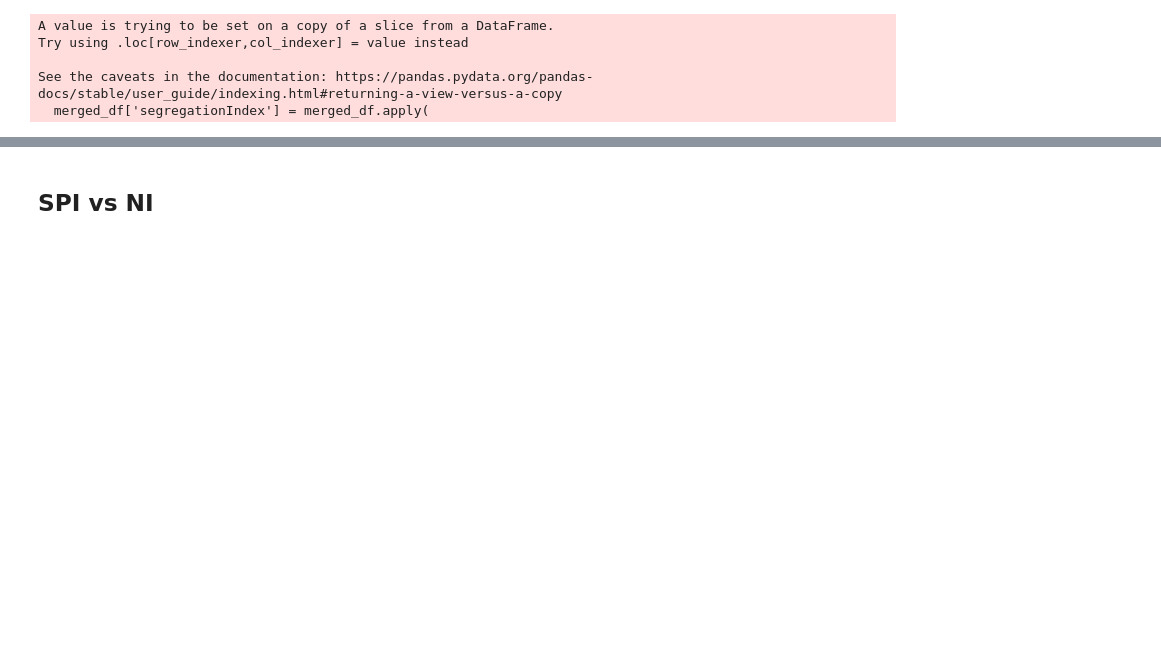
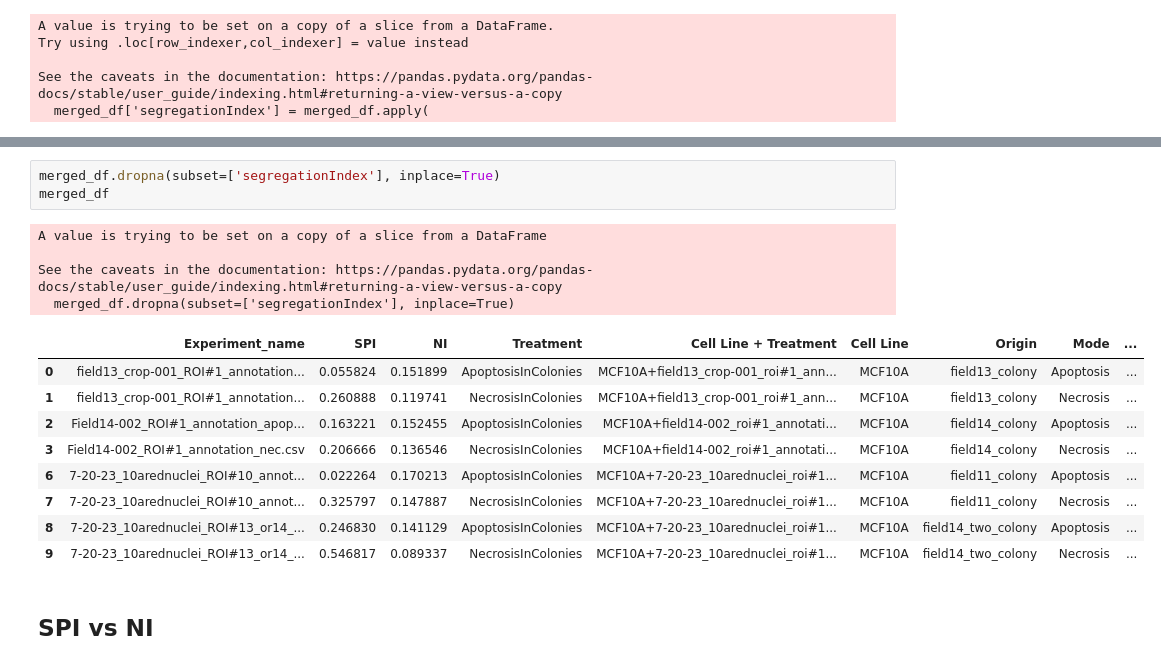
Before and after one commit to esraan/CellDeathSpreading, a Jupyter notebook: notebooks/Exp1.ipynb, the cells around one changed output, grey strips where cells are left out. Cells and saved outputs as stored; diff of their text form; blank space fills up the shorter version.

```diff
--- a/notebooks/Exp1.ipynb
+++ b/notebooks/Exp1.ipynb
@@ -335,3 +329,20 @@ merged_df
+# %%
+merged_df.dropna(subset=['segregationIndex'], inplace=True)
+merged_df
+# %% [output]
+A value is trying to be set on a copy of a slice from a DataFrame
+
+See the caveats in the documentation: https://pandas.pydata.org/pandas-docs/stable/user_guide/indexing.html#returning-a-view-versus-a-copy
+  merged_df.dropna(subset=['segregationIndex'], inplace=True)
+|  | Experiment_name | SPI | NI | Treatment | Cell Line + Treatment | Cell Line | Origin | Mode | ... |
+| 0 | field13_crop-001_ROI#1_annotation... | 0.055824 | 0.151899 | ApoptosisInColonies | MCF10A+field13_crop-001_roi#1_ann... | MCF10A | field13_colony | Apoptosis | ... |
+| 1 | field13_crop-001_ROI#1_annotation... | 0.260888 | 0.119741 | NecrosisInColonies | MCF10A+field13_crop-001_roi#1_ann... | MCF10A | field13_colony | Necrosis | ... |
+| 2 | Field14-002_ROI#1_annotation_apop... | 0.163221 | 0.152455 | ApoptosisInColonies | MCF10A+field14-002_roi#1_annotati... | MCF10A | field14_colony | Apoptosis | ... |
+| 3 | Field14-002_ROI#1_annotation_nec.csv | 0.206666 | 0.136546 | NecrosisInColonies | MCF10A+field14-002_roi#1_annotati... | MCF10A | field14_colony | Necrosis | ... |
+| 6 | 7-20-23_10arednuclei_ROI#10_annot... | 0.022264 | 0.170213 | ApoptosisInColonies | MCF10A+7-20-23_10arednuclei_roi#1... | MCF10A | field11_colony | Apoptosis | ... |
+| 7 | 7-20-23_10arednuclei_ROI#10_annot... | 0.325797 | 0.147887 | NecrosisInColonies | MCF10A+7-20-23_10arednuclei_roi#1... | MCF10A | field11_colony | Necrosis | ... |
+| 8 | 7-20-23_10arednuclei_ROI#13_or14_... | 0.246830 | 0.141129 | ApoptosisInColonies | MCF10A+7-20-23_10arednuclei_roi#1... | MCF10A | field14_two_colony | Apoptosis | ... |
+| 9 | 7-20-23_10arednuclei_ROI#13_or14_... | 0.546817 | 0.089337 | NecrosisInColonies | MCF10A+7-20-23_10arednuclei_roi#1... | MCF10A | field14_two_colony | Necrosis | ... |
 # %% [markdown]
 ## SPI vs NI
 # %%
```
Also changed, not shown: parts of 9 cells of this notebook, 11 other files.
